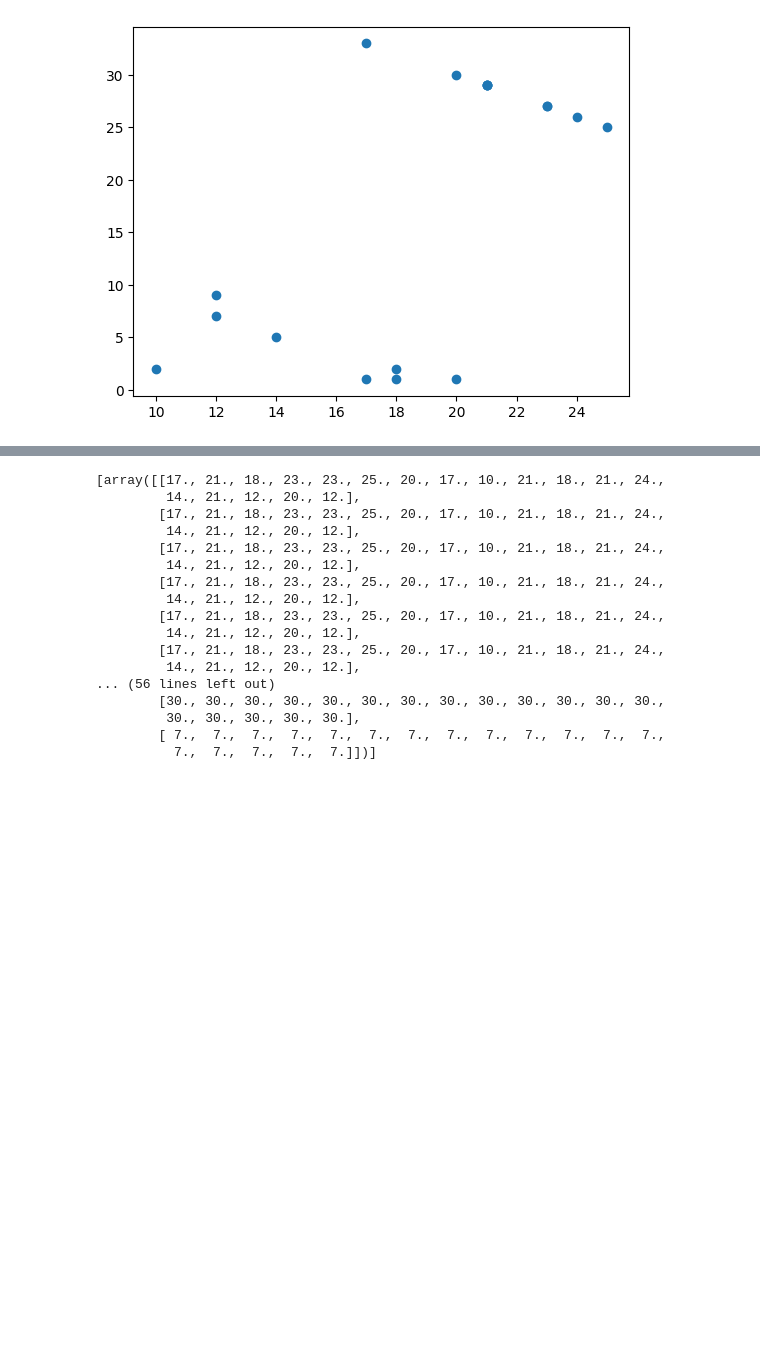
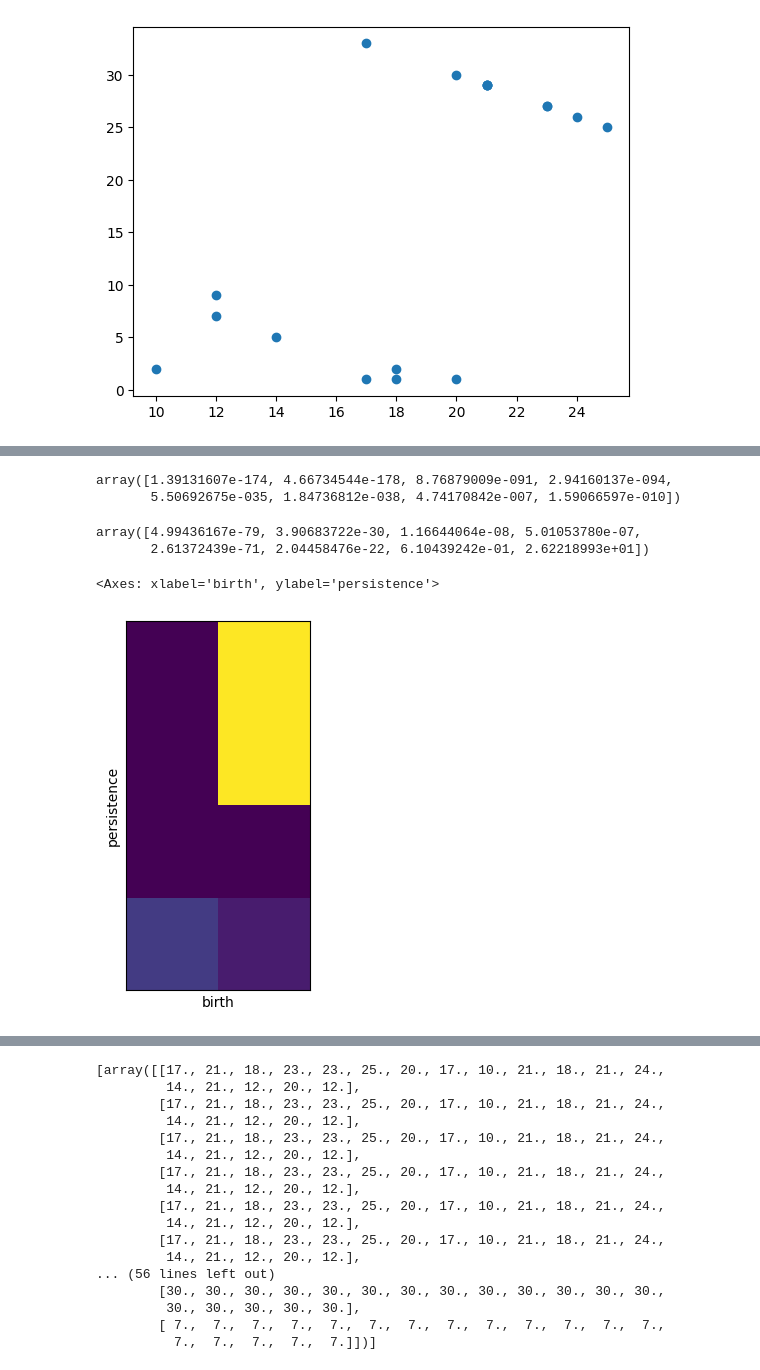
Before and after one commit to TeaspoonTDA/teaspoon, a Jupyter notebook: notebooks/ml_methods_timing_pers_images.ipynb, the cells around one changed output, grey strips where cells are left out. Saved outputs shown, nothing was run; the diff lists cells and outputs as text; code cells hidden in the pictures; blank space fills up the shorter version.

```diff
--- a/notebooks/ml_methods_timing_pers_images.ipynb
+++ b/notebooks/ml_methods_timing_pers_images.ipynb
@@ -475,0 +531,21 @@ dims[0].shape
+# %%
+t[0]
+# %% [output]
+array([1.39131607e-174, 4.66734544e-178, 8.76879009e-091, 2.94160137e-094,
+       5.50692675e-035, 1.84736812e-038, 4.74170842e-007, 1.59066597e-010])
+# %%
+from persim import PersistenceImager
+pers_imager = PersistenceImager()
+pers_imager.fit(xdgm0_train)
+pers_imager.pixel_size = 8
+outputn = np.array(pers_imager.transform(xdgm0_train))
+output1 = pers_reshape(outputn)
+output1[3]
+# %% [output]
+array([4.99436167e-79, 3.90683722e-30, 1.16644064e-08, 5.01053780e-07,
+       2.61372439e-71, 2.04458476e-22, 6.10439242e-01, 2.62218993e+01])
+# %%
+pers_imager.plot_image(outputn[4])
+# %% [output]
+<Axes: xlabel='birth', ylabel='persistence'>
+[figure, added]
```
Also changed, not shown: parts of 12 cells of this notebook.
